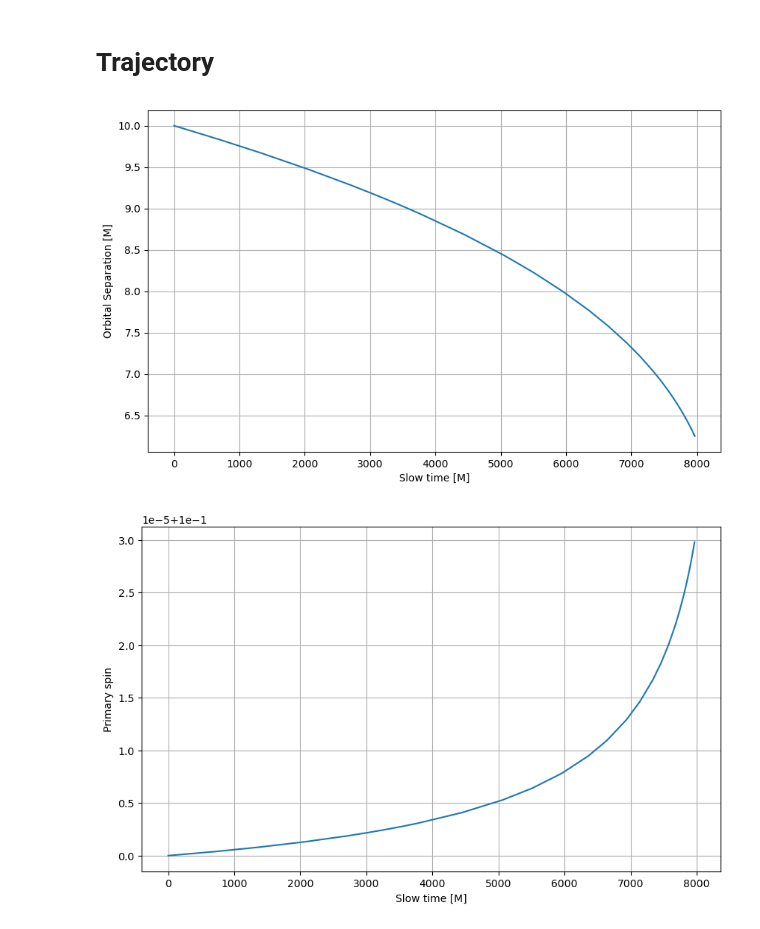
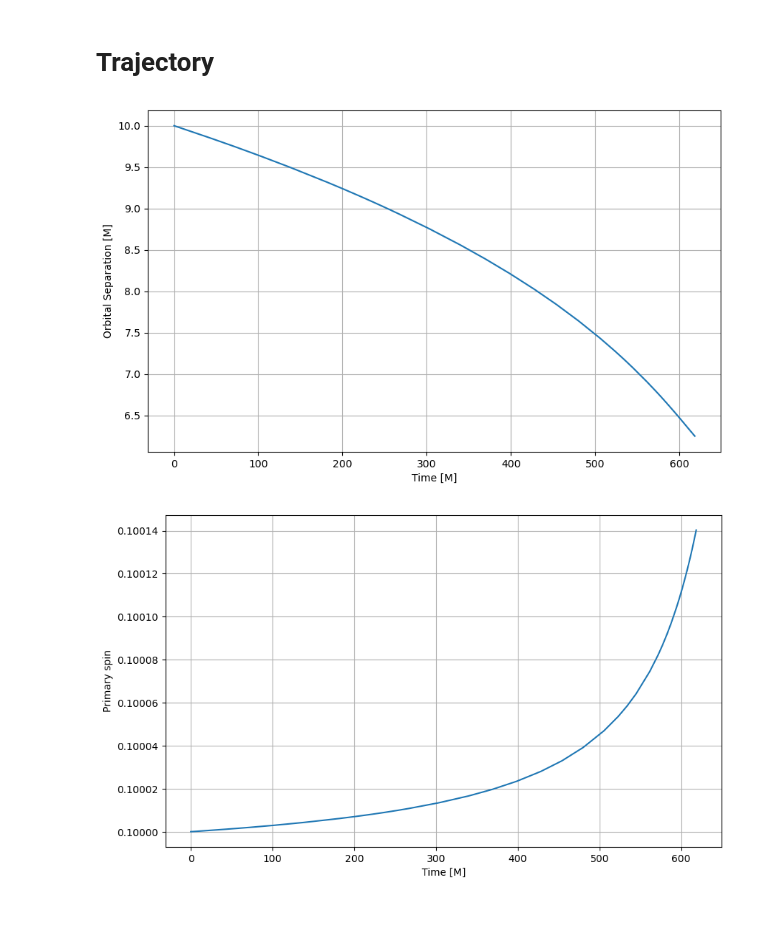
Before and after one commit to joshbmat/Few_1PAT1R_Scripts, a Jupyter notebook: TrajectoryModule/test-1PA-traj.ipynb, the cells around one changed output. Drawn from its saved outputs; the diff is of its cells as text; code cells hidden in the pictures.

```diff
--- a/TrajectoryModule/test-1PA-traj.ipynb
+++ b/TrajectoryModule/test-1PA-traj.ipynb
@@ -42,7 +45,7 @@ plt.show()
 traj = EMRIInspiral(func=Trajectory1PAT1R)
 # %%
 m1 = 1e6       # primary mass [solar masses]
-m2 = 1e5       # secondary mass [solar masses]
+m2 = 1e6       # secondary mass [solar masses]
 
 a  = 0.1       # primary spin chi1 (dimensionless)
 chit2  = 0.1   # secondary spin
@@ -60,25 +63,26 @@ t, p, e, x, Phi_phi, Phi_theta, Phi_r, deltaM, deltachit1 = traj(
     chit2,
     T=T,
     dt=dt,
+    in_coordinate_time=False
 )
 # %%
 plt.figure(figsize=(10, 6))
 plt.plot(t, p)
-plt.xlabel("Slow time [M]")
+plt.xlabel("Time [M]")
 plt.ylabel("Orbital Separation [M]")
 plt.grid()
 plt.show()
 # %% [output]
-[figure, old version]
+[figure, new version]
 # %%
 plt.figure(figsize=(10, 6))
 plt.plot(t, a + deltachit1)
-plt.xlabel("Slow time [M]")
+plt.xlabel("Time [M]")
 plt.ylabel("Primary spin")
 plt.grid()
 plt.show()
 # %% [output]
-[figure, old version]
+[figure, new version]
 # %%
 plt.figure(figsize=(10, 6))
 plt.plot(t, 1 + deltaM)
```
Also changed, not shown: parts of 4 cells of this notebook.
